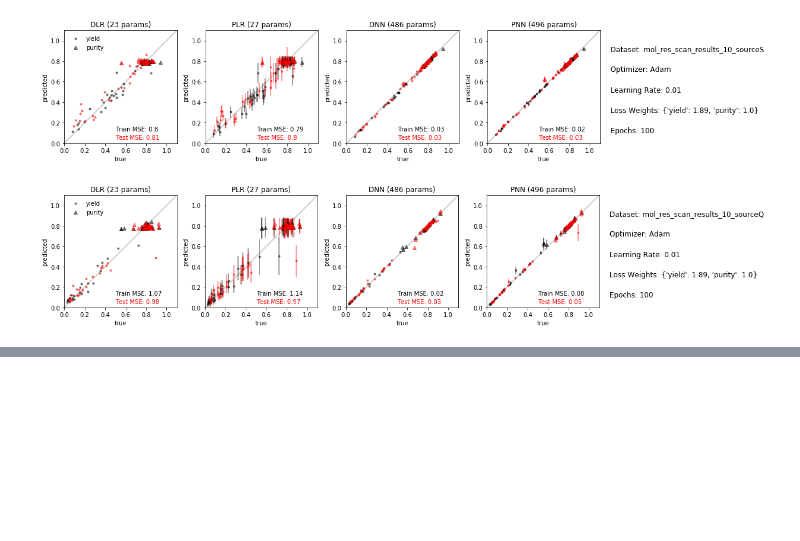
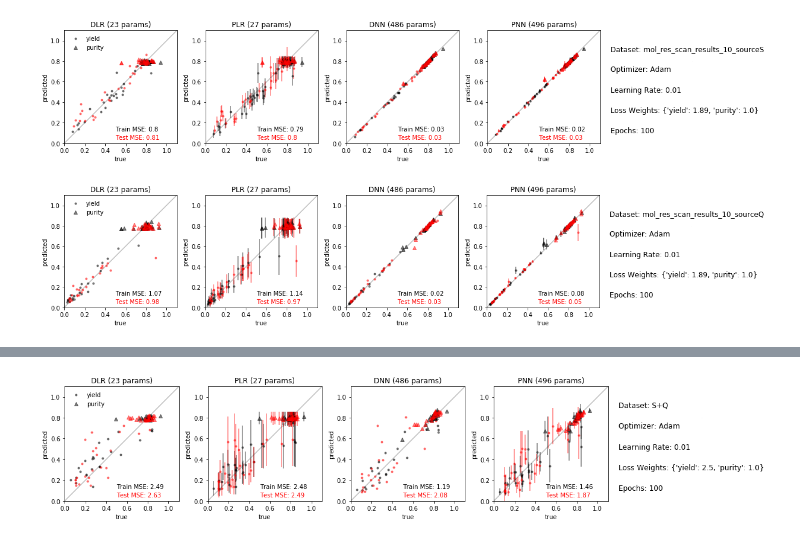
Before and after one commit to Just-DIRECT-Capstone/Protein-Purification-Model-Public, a Jupyter notebook: surrogate_models/notebooks/dab_resins.ipynb, the cells around one changed output, grey strips where cells are left out. Saved outputs shown, nothing was run; the diff lists cells and outputs as text; code cells hidden in the pictures; blank space fills up the shorter version.

Commit message:
appending resin data

```diff
--- a/surrogate_models/notebooks/dab_resins.ipynb
+++ b/surrogate_models/notebooks/dab_resins.ipynb
@@ -159,0 +160,37 @@ vis.scatter_hats(all_models[1], trains[1], tests[0], settings, N = 25)
+# %%
+# put all data together for resin-agnostic model
+data2.index = data2.index + len(data1)
+all_data = data1.append(data2)
+# %%
+all_train, all_test = data_pipeline([all_data,],x,y)
+# %%
+ra_models = generate_models(['S+Q',])[0]
+# %%
+# this is why we make functions...
+
+learning_rate = 0.01
+epochs = 100
+optimizer = 'Adam' # change manually or come up with dictionary?
+losses = ['mean_squared_error', engine.negative_loglikelihood]*2
+loss_weights = (1/all_train[1].mean().div(all_train[1].mean().max())).round(2).to_dict()
+histories = {}
+
+for m,l in zip(ra_models,losses):
+    histories[utils.get_model_name(m,'S+Q')] = engine.run_experiment(
+        model = m,
+        loss = {y[0]:l,y[1]:l},
+        loss_weights = loss_weights,
+        optimizer = tf.keras.optimizers.Adam,
+        learning_rate = learning_rate,
+        num_epochs = epochs,
+        train_dataset = all_train,
+        test_dataset = all_test,
+        verbose = 0,
+        log = 0
+        )
+
+settings = {'learning_rate' : learning_rate,
+            'epochs' : epochs,
+            'optimizer': optimizer,
+            'loss_weights': loss_weights,
+            'dataset' : 'S+Q'}
@@ -159,0 +214,4 @@ vis.scatter_hats(all_models[1], trains[1], tests[0], settings, N = 25)
+# %%
+vis.scatter_hats(ra_models, all_train, all_test, settings, N = 25)
+# %% [output]
+[figure, added]
```
Also changed, not shown: parts of 2 cells of this notebook, 1 other file.
